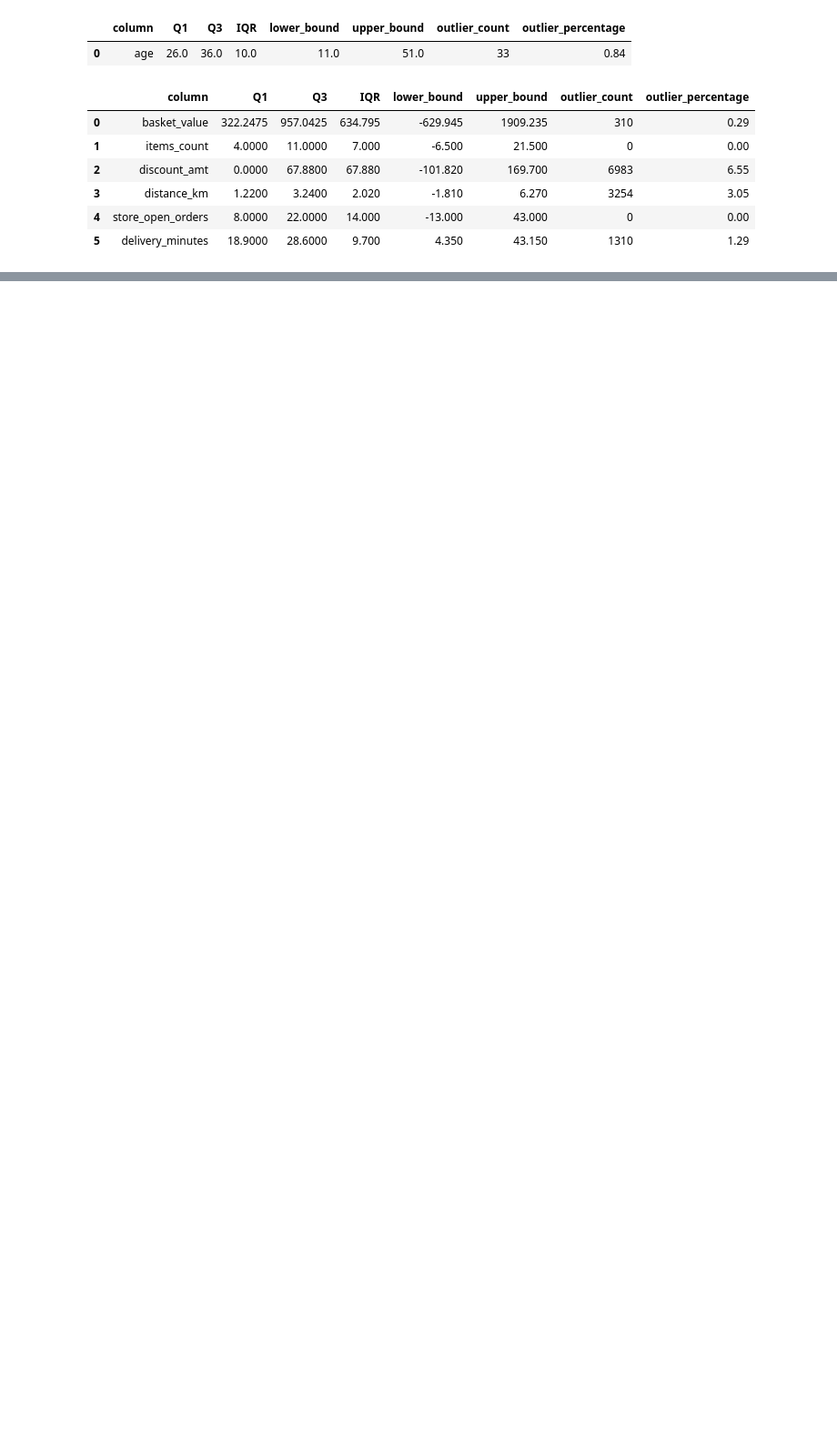
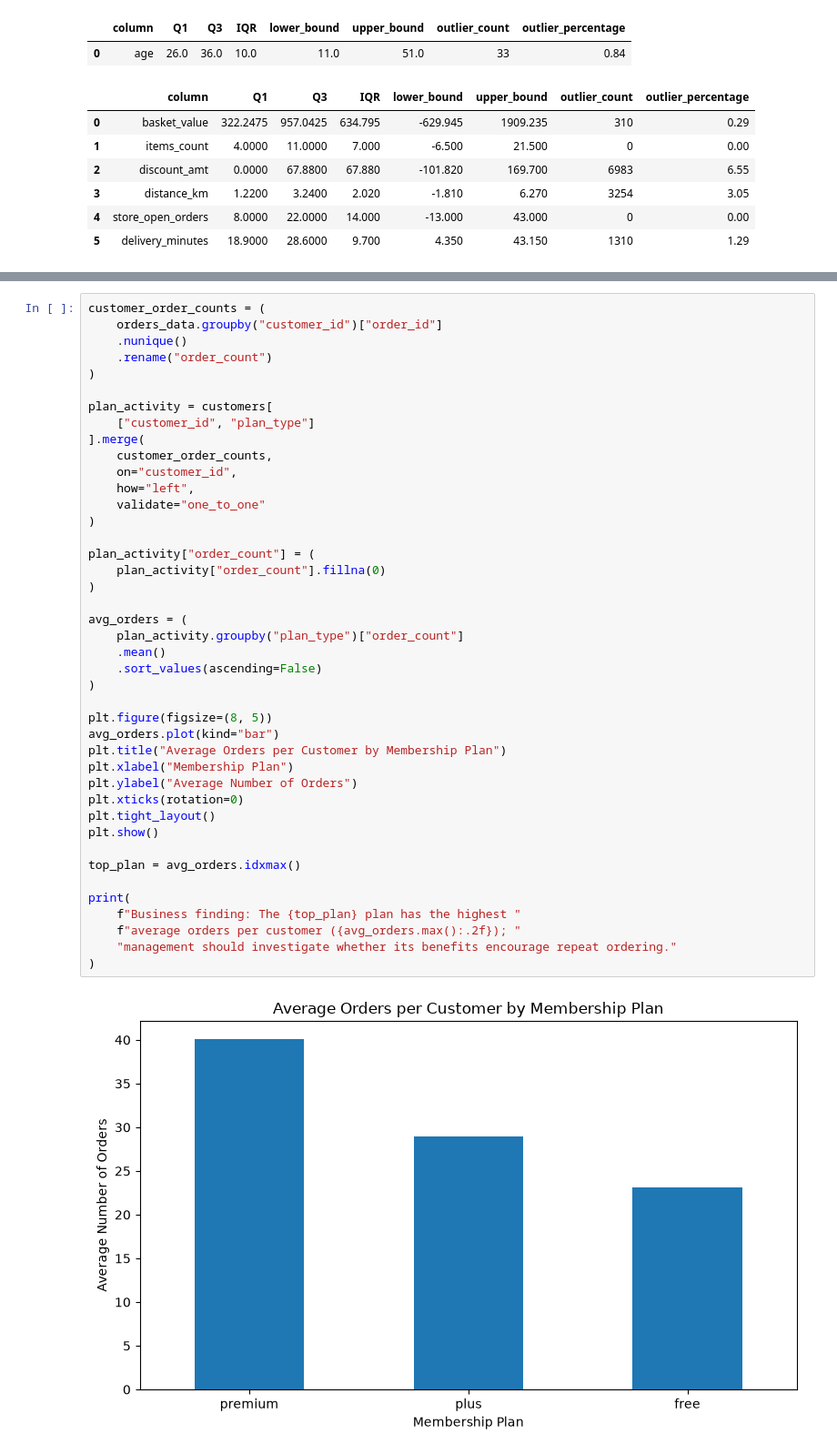
Before and after one commit to chauhankeval33/QuickCart, a Jupyter notebook: notebooks/01_eda.ipynb, the cells around one changed output, grey strips where cells are left out. Shown at 91% size. Cells and saved outputs as stored; diff of their text form; blank space fills up the shorter version.

```diff
--- a/notebooks/01_eda.ipynb
+++ b/notebooks/01_eda.ipynb
@@ -361,0 +462,44 @@ display(order_outliers)
+# %%
+customer_order_counts = (
+    orders_data.groupby("customer_id")["order_id"]
+    .nunique()
+    .rename("order_count")
+)
+
+plan_activity = customers[
+    ["customer_id", "plan_type"]
+].merge(
+    customer_order_counts,
+    on="customer_id",
+    how="left",
+    validate="one_to_one"
+)
+
+plan_activity["order_count"] = (
+    plan_activity["order_count"].fillna(0)
+)
+
+avg_orders = (
+    plan_activity.groupby("plan_type")["order_count"]
+    .mean()
+    .sort_values(ascending=False)
+)
+
+plt.figure(figsize=(8, 5))
+avg_orders.plot(kind="bar")
+plt.title("Average Orders per Customer by Membership Plan")
+plt.xlabel("Membership Plan")
+plt.ylabel("Average Number of Orders")
+plt.xticks(rotation=0)
+plt.tight_layout()
+plt.show()
+
+top_plan = avg_orders.idxmax()
+
+print(
+    f"Business finding: The {top_plan} plan has the highest "
+    f"average orders per customer ({avg_orders.max():.2f}); "
+    "management should investigate whether its benefits encourage repeat ordering."
+)
+# %% [output]
+[figure, added]
```
Also changed, not shown: parts of 11 cells of this notebook.
